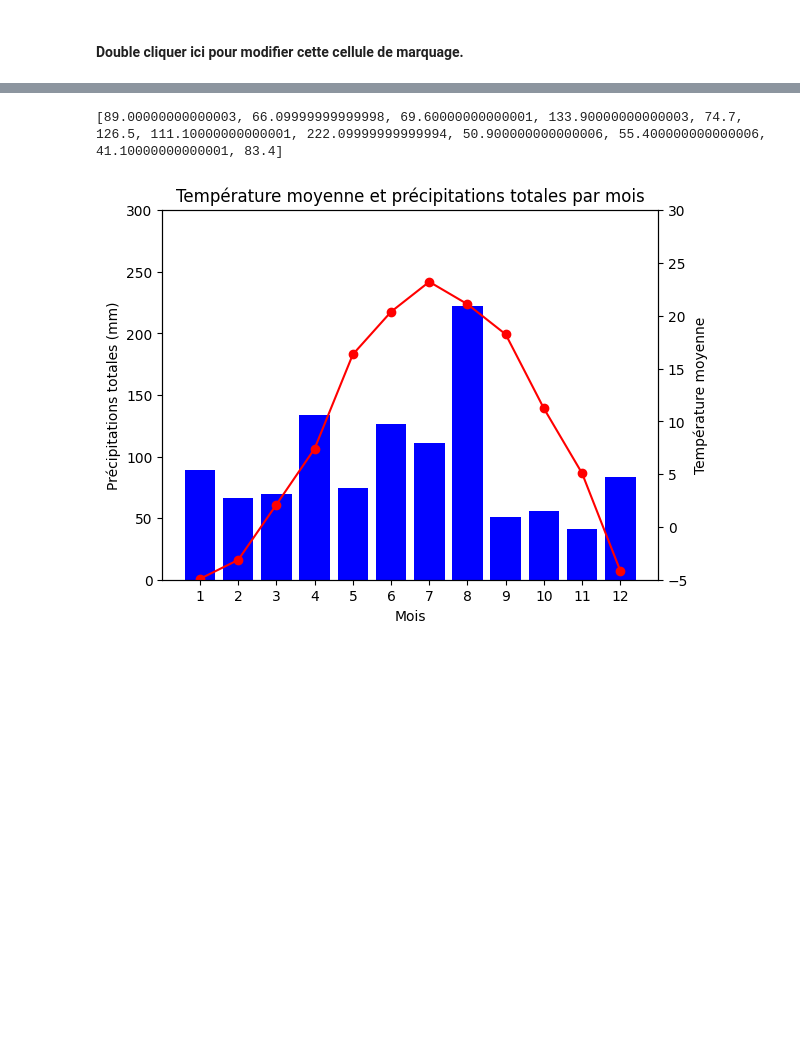
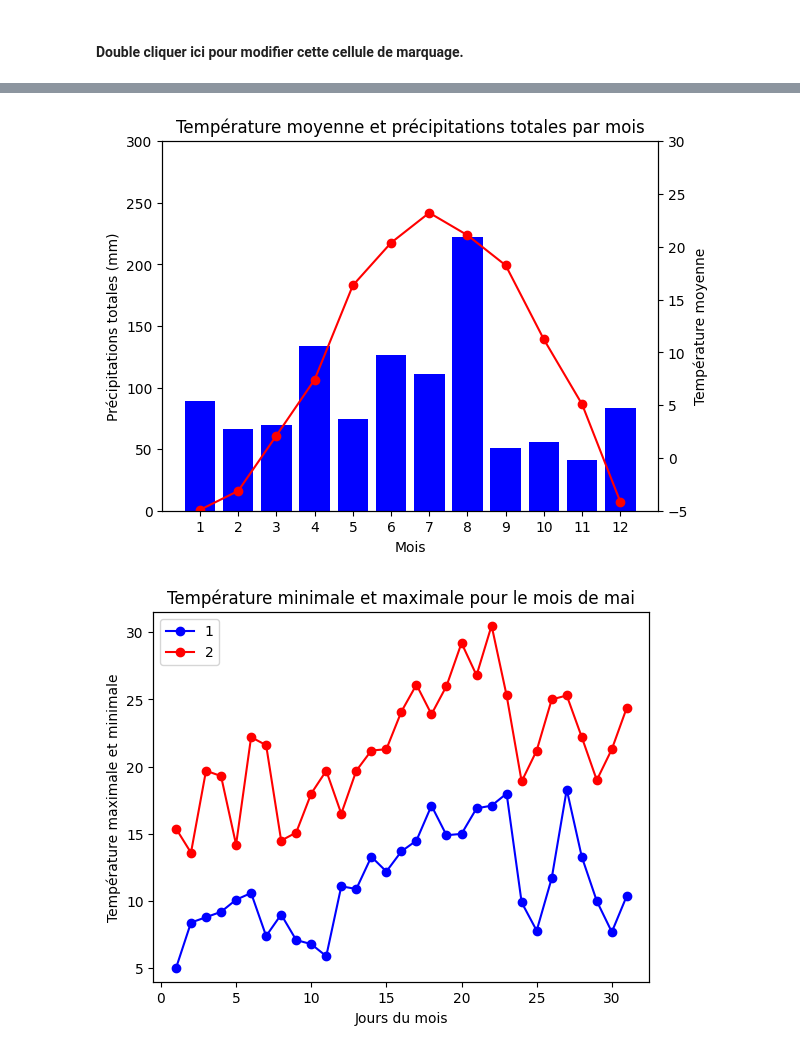
Before and after one commit to lizounetteongg/projet, a Jupyter notebook: projet_climatique.ipynb, the cells around one changed output, grey strips where cells are left out. Drawn from its saved outputs; the diff is of its cells as text; code cells hidden in the pictures; blank space fills up the shorter version.

Commit message:
Added graph 3

```diff
--- a/projet_climatique.ipynb
+++ b/projet_climatique.ipynb
@@ -142,11 +142,6 @@ def obtenir_indices(donnees, mois):
         if m in mois:
             indices.append(i)
     return indices
-
-indices_hiver = obtenir_indices(donnees, [1,2,3])
-indices_printemps = obtenir_indices(donnees, [4,5,6])
-indices_ete = obtenir_indices(donnees, [7,8,9])
-indices_automne = obtenir_indices(donnees, [10,11,12])
 
 def calculer_temperature_moyenne(donnees, indices):
   somme = 0
@@ -163,7 +158,29 @@ def obtenir_precipitations_tot(donnees, mois):
     somme += donnees["Precipitations"][indice]
   return somme
 
+def obtenir_temp_min_mois(donnees, mois):
+  indices = obtenir_indices(donnees, mois)
+  temp_min = []
+  for i in range(len(indices)):
+    indice = indices[i]
+    temp_min.append(donnees["Temperature_minimum"][indice])
+  return temp_min
+
+def obtenir_temp_max_mois(donnees, mois):
+  indices = obtenir_indices(donnees, mois)
+  temp_max = []
+  for i in range(len(indices)):
+    indice = indices[i]
+    temp_max.append(donnees["Temperature_maximum"][indice])
+  return temp_max
+
 # Graphique 1
+
+indices_hiver = obtenir_indices(donnees, [1,2,3])
+indices_printemps = obtenir_indices(donnees, [4,5,6])
+indices_ete = obtenir_indices(donnees, [7,8,9])
+indices_automne = obtenir_indices(donnees, [10,11,12])
+
 temp_moyenne_hiver = calculer_temperature_moyenne(donnees, indices_hiver)
 temp_moyenne_printemps = calculer_temperature_moyenne(donnees, indices_printemps)
 temp_moyenne_ete = calculer_temperature_moyenne(donnees, indices_ete)
@@ -180,36 +197,65 @@ plt.show()
 
 #Graphique 2
 
 mois = ["1", "2", "3", "4", "5", "6", "7", "8", "9", "10", "11", "12"]
 temp_moyenne_mois = []
 precipitation_tot_mois = []
+
 for i in range(1, 13):
    indices_mois = obtenir_indices(donnees, [i])
    temp_moyenne_mois.append(calculer_temperature_moyenne(donnees, indices_mois))
    precipitation_tot_mois.append(obtenir_precipitations_tot(donnees, [i]))
 
-print(precipitation_tot_mois)
 fig, ax1 = plt.subplots()
 
 ax1.set_xlabel("Mois")
 ax1.set_ylabel("Précipitations totales (mm)")
 ax1.bar(mois, precipitation_tot_mois, color="blue")
+ax1.set_ylim(0,300)
 ax1.tick_params(axis ='y')
-ax1.set_ylim(0,300)
 
 ax2 = ax1.twinx()
 ax2.set_ylabel("Température moyenne")
 ax2.plot(mois, temp_moyenne_mois, color="red", marker = 'o')
+ax2.set_ylim(-5, 30)
 ax2.tick_params(axis = 'y')
-ax2.set_ylim(-5, 30)
 
 plt.title("Température moyenne et précipitations totales par mois")
 plt.show()
 
 #Graphique 3
+#pour le mois de mai
+temp_min = obtenir_temp_min_mois(donnees, [5])
+temp_max = obtenir_temp_max_mois(donnees, [5])
+jours_mois = []
+
+for i in range(1, 32):
+   jours_mois.append(i)
+
+fig, ax1 = plt.subplots()
+
+y_min = min(temp_min + temp_max) - 1
+y_max = max(temp_min + temp_max) + 1
+
+ax1.set_xlabel("Jours du mois")
+ax1.set_ylabel("Température maximale et minimale")
+ax1.set_ylim(y_min, y_max)
+ligne_max, = ax1.plot(jours_mois, temp_max, color="red", marker='o')
+
+ax2 = ax1.twinx()
+ligne_min, = ax2.plot(jours_mois, temp_min, color="blue", marker='o')
+ax2.set_ylim(y_min, y_max)
+ax2.tick_params(axis='y', length=0, labelleft=False, labelright=False)
+
+lignes = [ligne_min, ligne_max]
+labels = ['1', '2']
+ax1.legend(lignes, labels, loc="upper left")
+
+plt.title("Température minimale et maximale pour le mois de mai")
+plt.show()
 # %% [output]
 [figure]
-[89.00000000000003, 66.09999999999998, 69.60000000000001, 133.90000000000003, 74.7, 126.5, 111.10000000000001, 222.09999999999994, 50.900000000000006, 55.400000000000006, 41.10000000000001, 83.4]
 [figure]
+[figure, added]
 # %%
 ""
```
